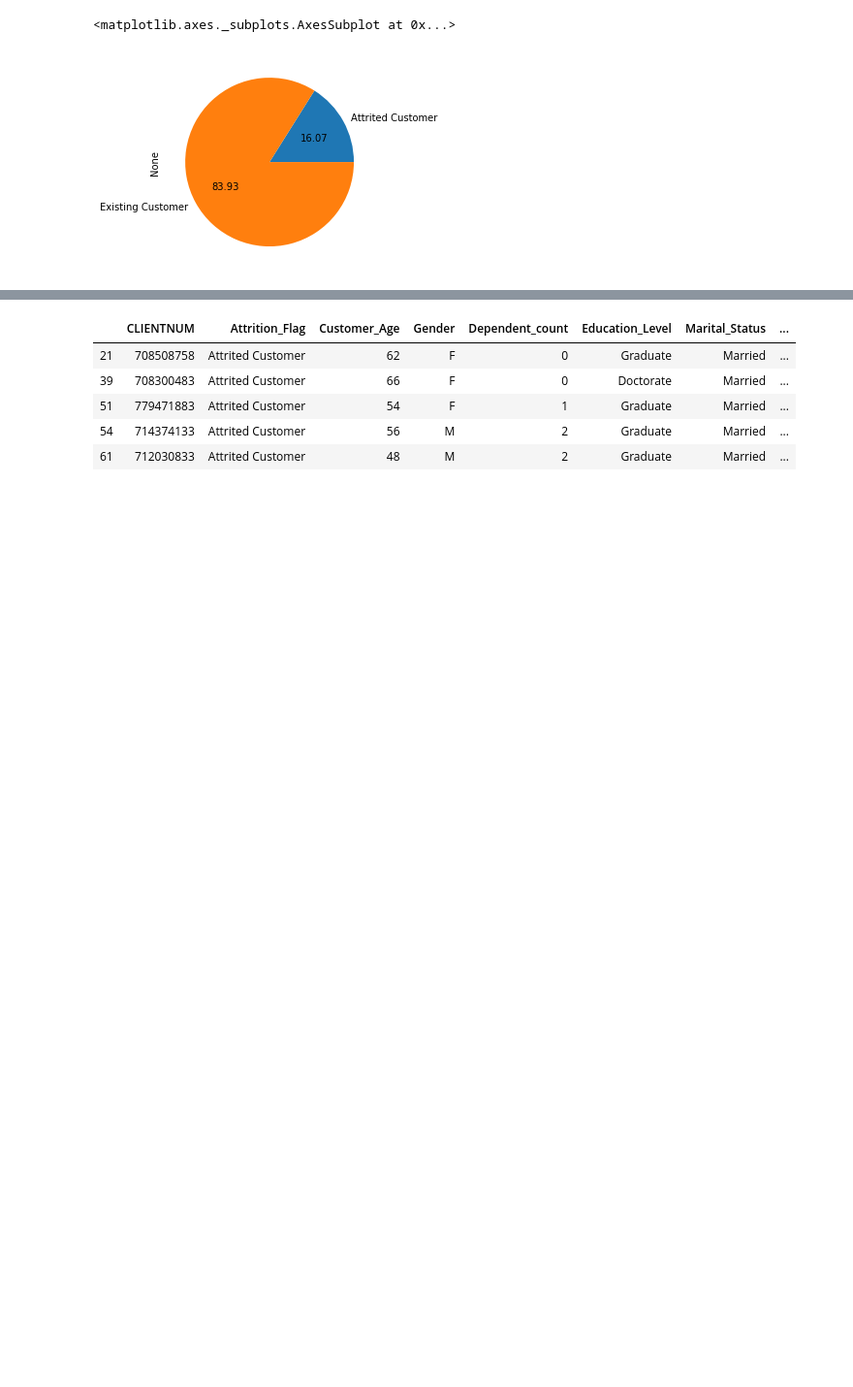
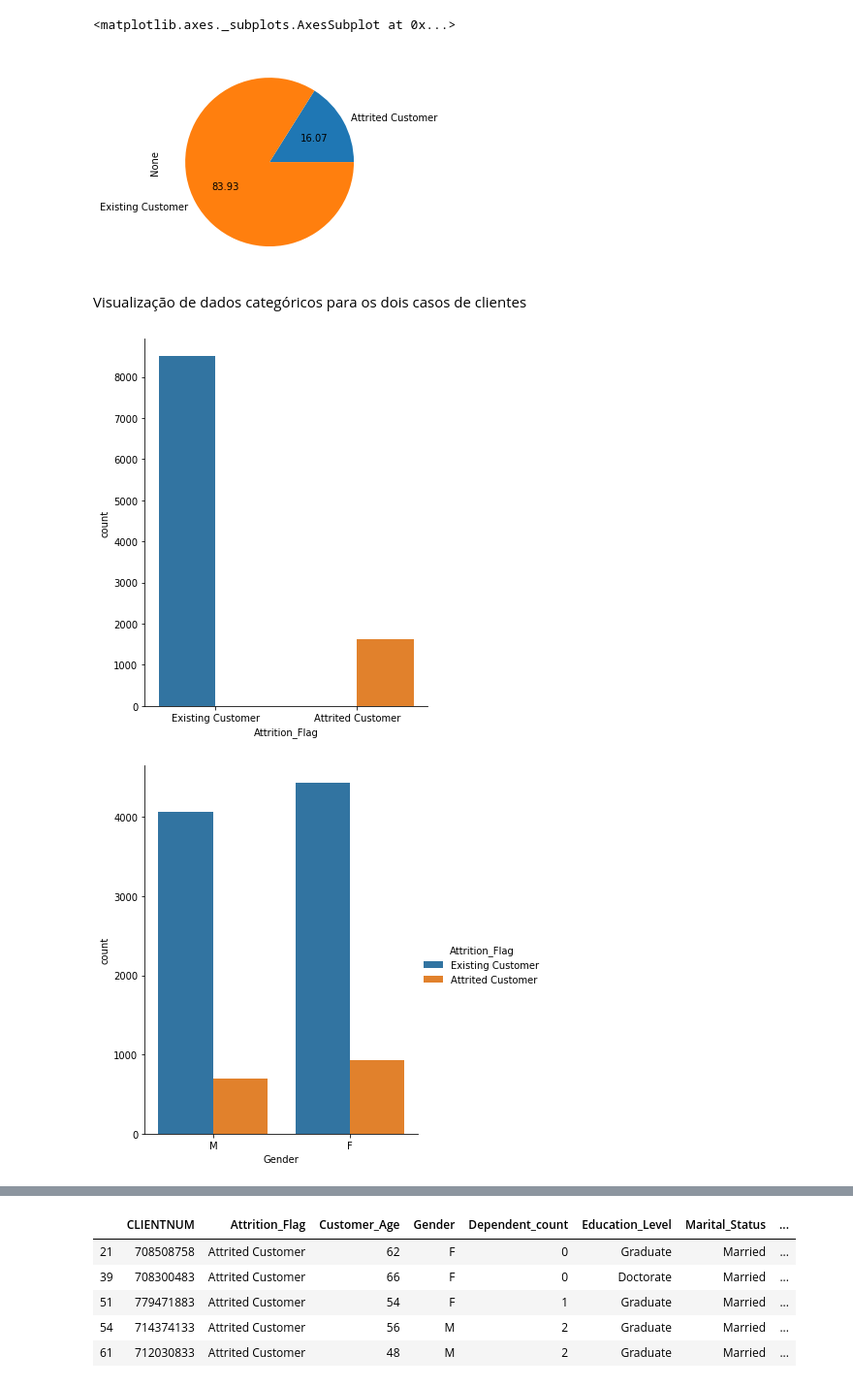
Before and after one commit to lucianogarim/House-Sales-in-King-County, a Jupyter notebook: Credit_Card.ipynb, the cells around one changed output, grey strips where cells are left out. Shown at 97% size. Cells and saved outputs as stored; diff of their text form; code cells hidden in the pictures; blank space fills up the shorter version.

```diff
--- a/Credit_Card.ipynb
+++ b/Credit_Card.ipynb
@@ -33,0 +57,3 @@ df.head()
+# %%
+cat_cols = df.columns[df.dtypes == 'object']
+df.describe(include=['O']) #Variáveis Categóricas
@@ -38,3 +70,15 @@ df.groupby('Attrition_Flag').size().plot(kind='pie', autopct='%.2f')
 # %% [output]
 <matplotlib.axes._subplots.AxesSubplot at 0x...>
 [figure]
+# %% [markdown]
+Visualização de dados categóricos para os dois casos de clientes
+# %%
+for col in cat_cols:
+    g = sns.catplot(x=col,
+                hue="Attrition_Flag",
+                data=df, kind="count",
+                height=6, aspect=.8)
+plt.show()
+# %% [output]
+[figure, added]
+[figure, added]
```
Also changed, not shown: parts of 17 cells of this notebook.
